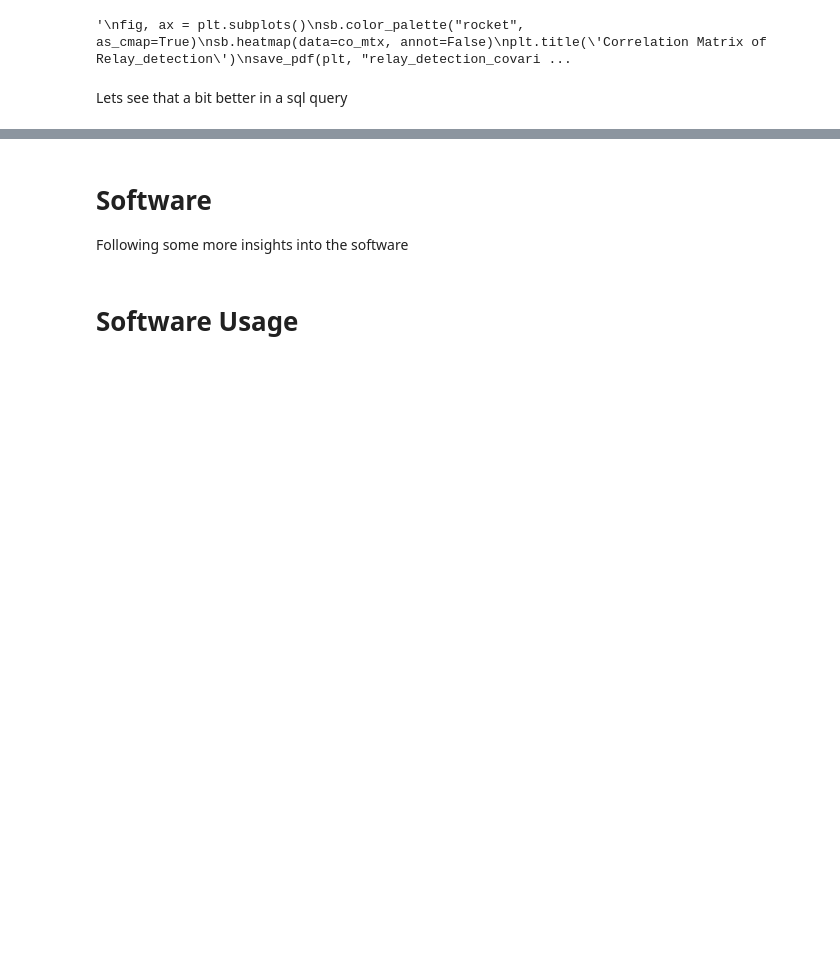
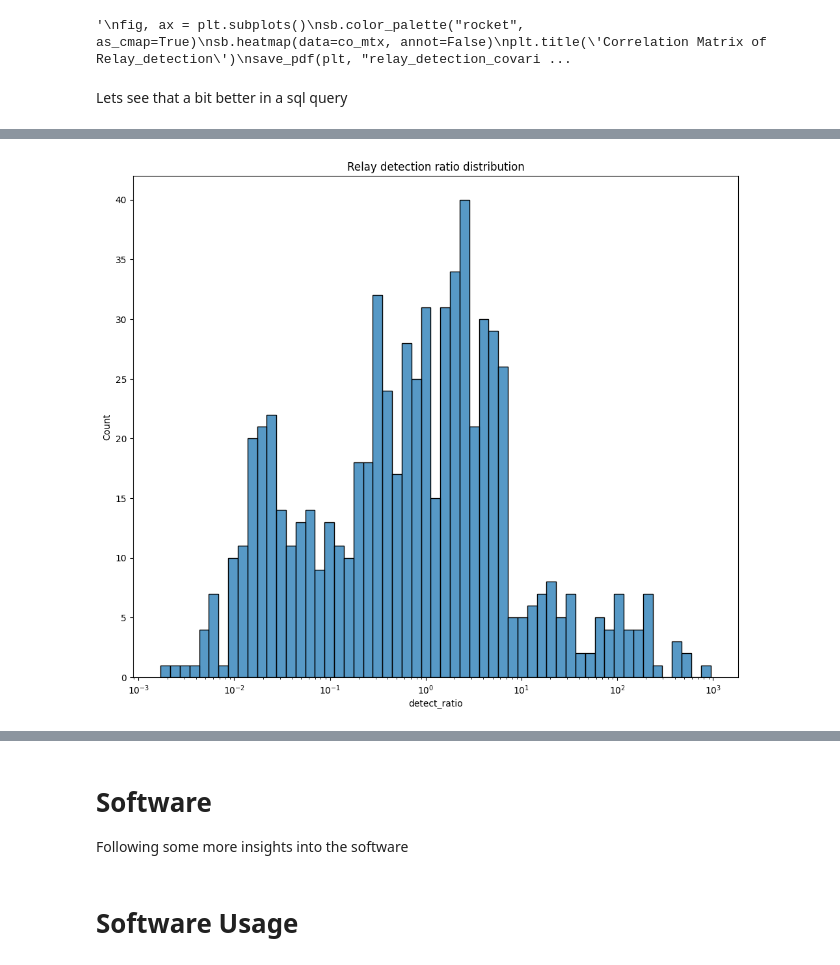
Before and after one commit to SEG-UNIBE/artio-insight, a Jupyter notebook: notebooks/artio.ipynb, the cells around one changed output, grey strips where cells are left out. Saved outputs shown, nothing was run; the diff lists cells and outputs as text; code cells hidden in the pictures; blank space fills up the shorter version.

```diff
--- a/notebooks/artio.ipynb
+++ b/notebooks/artio.ipynb
@@ -438,3 +464,14 @@ ORDER BY relay_diff DESC
+# %%
+out_df = df_relay_detect_score.copy()
+
+ax = plt.subplots(figsize=(12, 10))
+
+ax = sb.histplot(data=out_df, x="detect_ratio", binwidth=0.1, log_scale=True)
+plt.title("Relay detection ratio distribution")
+save_pdf(plt, "relay_detection_ratio_distribution")
+plt.show()
+# %% [output]
+[figure, added]
 # %%
 %%sql
 -- Relay with users
```
Also changed, not shown: parts of 40 cells of this notebook.
